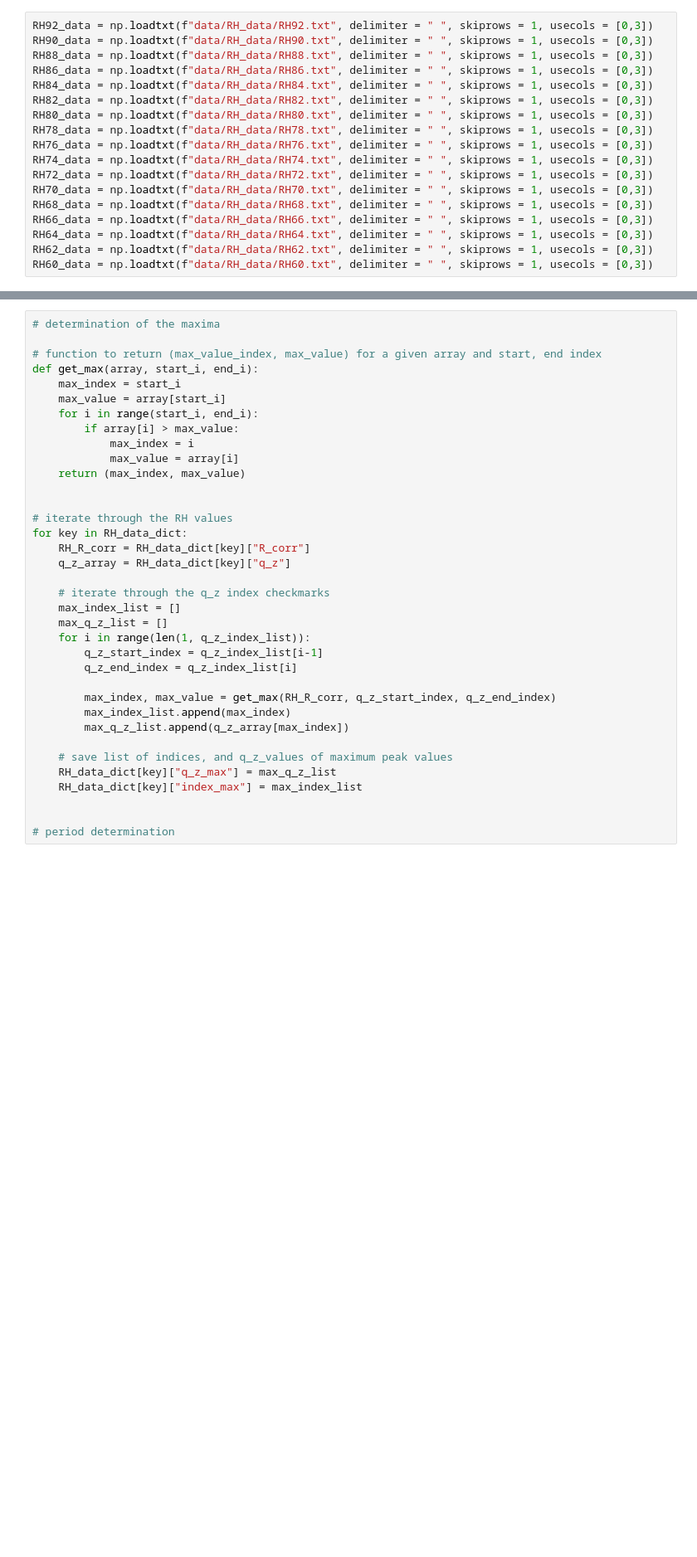
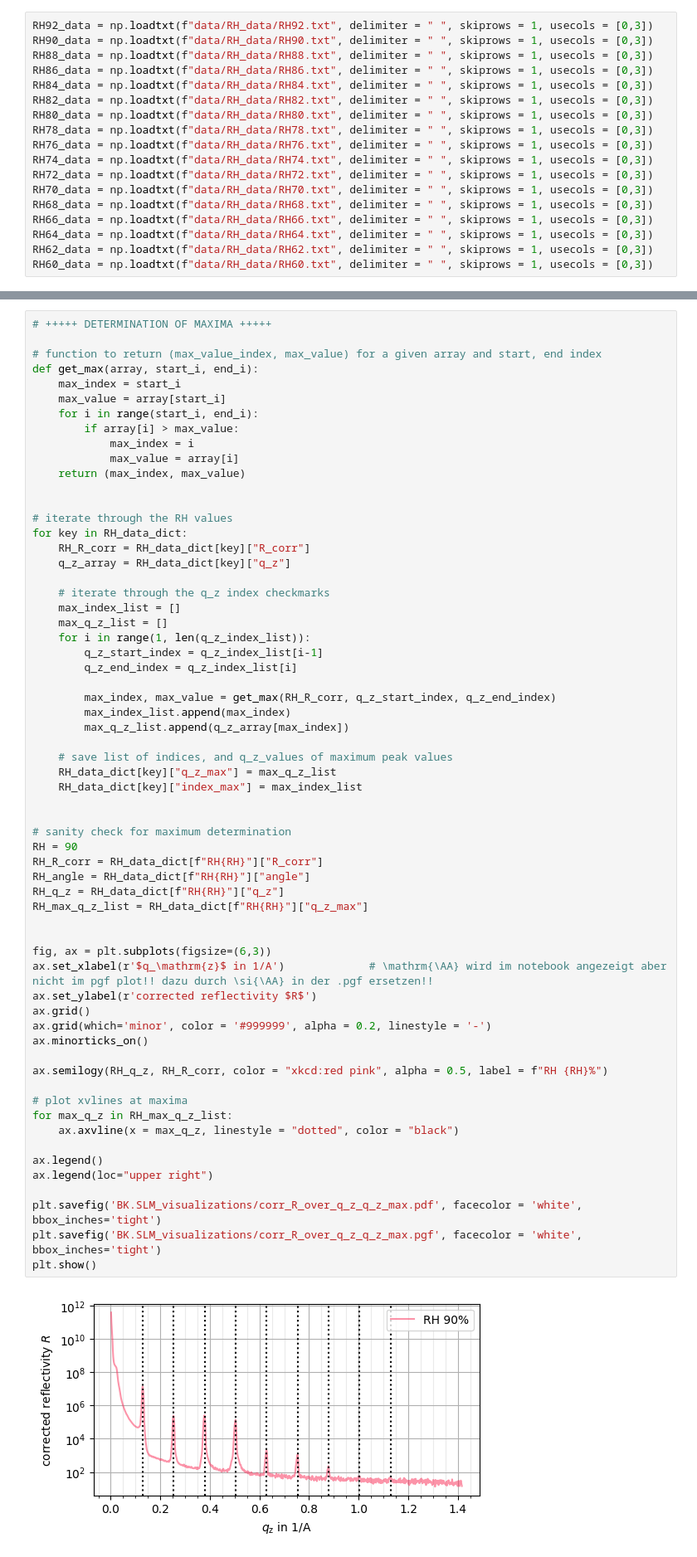
Before and after one commit to CVC97/ALC-24-25, a Jupyter notebook: BK.SLM_study_liquid_membranes/bk.slm_data_analysis.ipynb, the cells around one changed output, grey strips where cells are left out. Shown at 83% size. Saved outputs shown, nothing was run; the diff lists cells and outputs as text; blank space fills up the shorter version.

```diff
--- a/BK.SLM_study_liquid_membranes/bk.slm_data_analysis.ipynb
+++ b/BK.SLM_study_liquid_membranes/bk.slm_data_analysis.ipynb
@@ -135,36 +143,64 @@ plt.show()
 # %%
-# determination of the maxima
+# +++++ DETERMINATION OF MAXIMA +++++
 
 # function to return (max_value_index, max_value) for a given array and start, end index
 def get_max(array, start_i, end_i):
     max_index = start_i
     max_value = array[start_i]
     for i in range(start_i, end_i):
         if array[i] > max_value:
             max_index = i
             max_value = array[i]
     return (max_index, max_value)
 
 
 # iterate through the RH values
 for key in RH_data_dict:
     RH_R_corr = RH_data_dict[key]["R_corr"]
     q_z_array = RH_data_dict[key]["q_z"]
 
     # iterate through the q_z index checkmarks
     max_index_list = []
     max_q_z_list = []
-    for i in range(len(1, q_z_index_list)):
+    for i in range(1, len(q_z_index_list)):
         q_z_start_index = q_z_index_list[i-1]
         q_z_end_index = q_z_index_list[i]
 
         max_index, max_value = get_max(RH_R_corr, q_z_start_index, q_z_end_index)
         max_index_list.append(max_index)
         max_q_z_list.append(q_z_array[max_index])
 
     # save list of indices, and q_z_values of maximum peak values
     RH_data_dict[key]["q_z_max"] = max_q_z_list
     RH_data_dict[key]["index_max"] = max_index_list
 
 
-# period determination
+# sanity check for maximum determination
+RH = 90
+RH_R_corr = RH_data_dict[f"RH{RH}"]["R_corr"]
+RH_angle = RH_data_dict[f"RH{RH}"]["angle"]
+RH_q_z = RH_data_dict[f"RH{RH}"]["q_z"]
+RH_max_q_z_list = RH_data_dict[f"RH{RH}"]["q_z_max"]
+
+
+fig, ax = plt.subplots(figsize=(6,3))
+ax.set_xlabel(r'$q_\mathrm{z}$ in 1/A')             # \mathrm{\AA} wird im notebook angezeigt aber nicht im pgf plot!! dazu durch \si{\AA} in der .pgf ersetzen!!
+ax.set_ylabel(r'corrected reflectivity $R$')
+ax.grid()
+ax.grid(which='minor', color = '#999999', alpha = 0.2, linestyle = '-')
+ax.minorticks_on()
+
+ax.semilogy(RH_q_z, RH_R_corr, color = "xkcd:red pink", alpha = 0.5, label = f"RH {RH}%")
+
+# plot xvlines at maxima
+for max_q_z in RH_max_q_z_list:
+    ax.axvline(x = max_q_z, linestyle = "dotted", color = "black")
+
+ax.legend()
+ax.legend(loc="upper right")
+
+plt.savefig('BK.SLM_visualizations/corr_R_over_q_z_q_z_max.pdf', facecolor = 'white', bbox_inches='tight')
+plt.savefig('BK.SLM_visualizations/corr_R_over_q_z_q_z_max.pgf', facecolor = 'white', bbox_inches='tight')
+plt.show()
+# %% [output]
+[figure, added]
```
Also changed, not shown: parts of 3 cells of this notebook, 5 other files.
